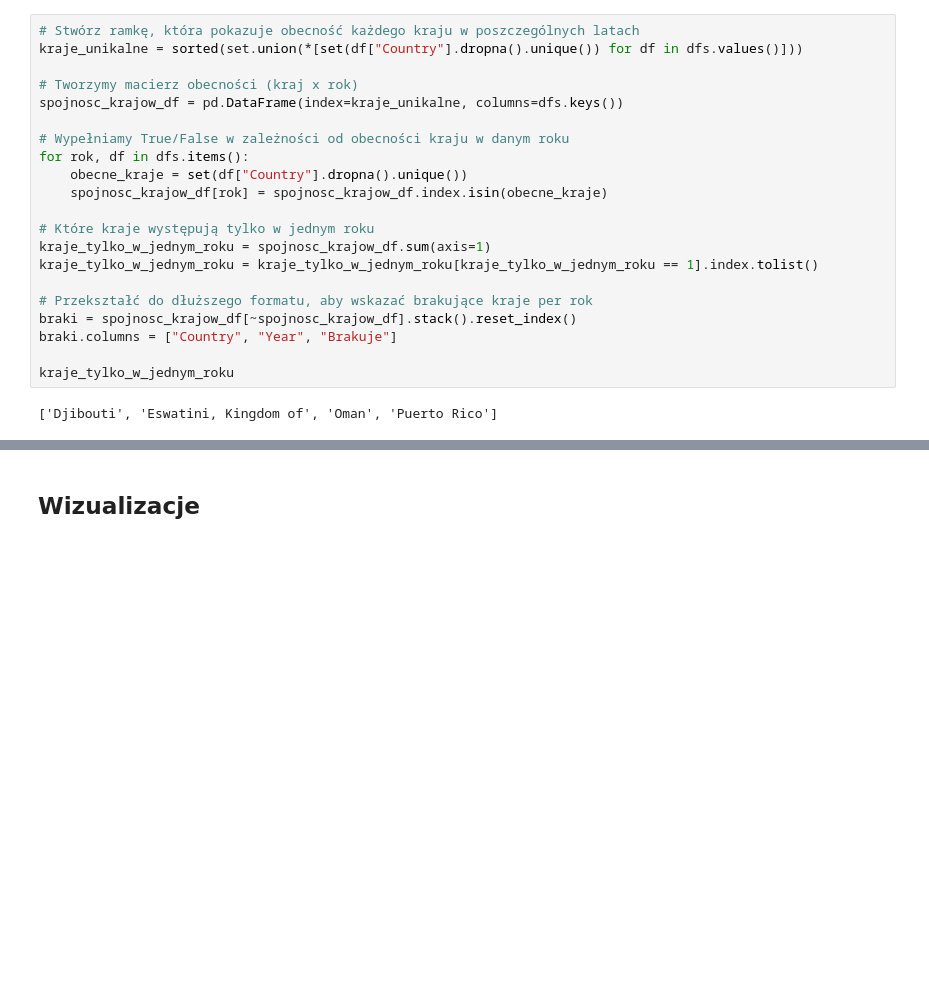
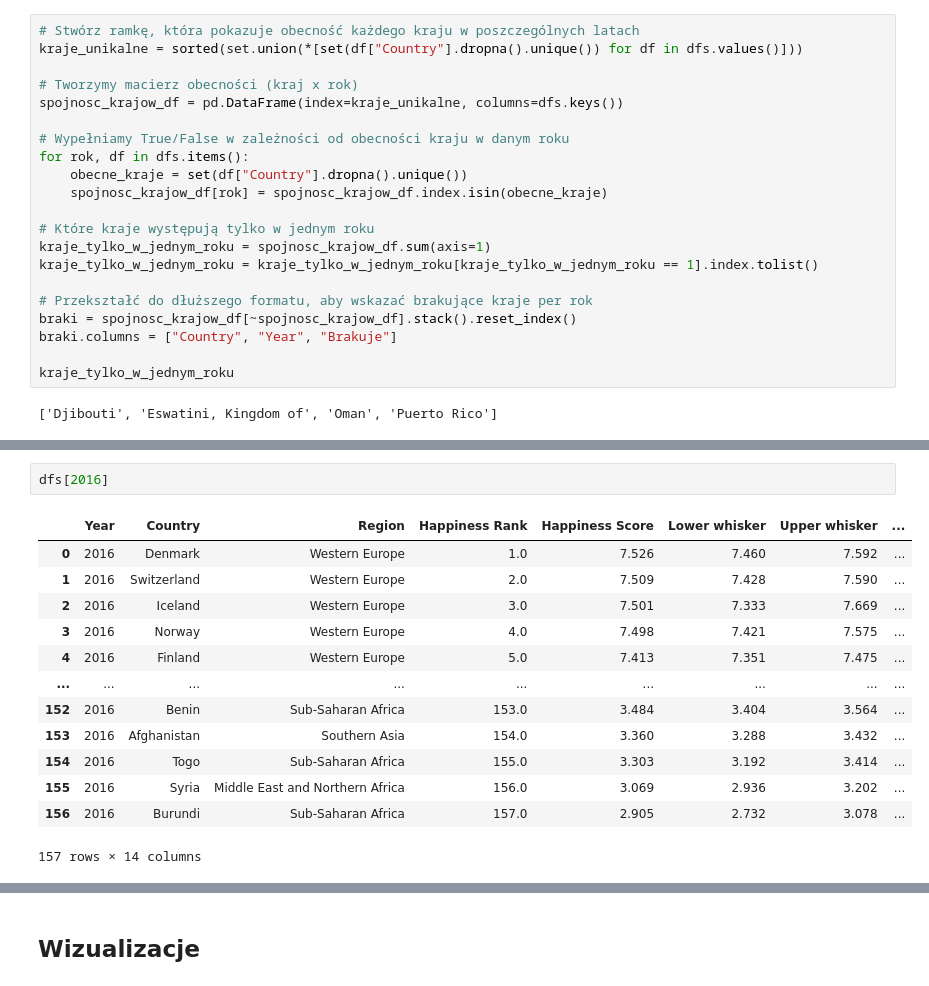
Before and after one commit to Kinga94/SAD_zadanie, a Jupyter notebook: SAD_world_happines_report.ipynb, the cells around one changed output, grey strips where cells are left out. Drawn from its saved outputs; the diff is of its cells as text; blank space fills up the shorter version.

```diff
--- a/SAD_world_happines_report.ipynb
+++ b/SAD_world_happines_report.ipynb
@@ -671,0 +690,16 @@ missing_regions_final
+# %%
+dfs[2016]
+# %% [output]
+|  | Year | Country | Region | Happiness Rank | Happiness Score | Lower whisker | Upper whisker | ... |
+| 0 | 2016 | Denmark | Western Europe | 1.0 | 7.526 | 7.460 | 7.592 | ... |
+| 1 | 2016 | Switzerland | Western Europe | 2.0 | 7.509 | 7.428 | 7.590 | ... |
+| 2 | 2016 | Iceland | Western Europe | 3.0 | 7.501 | 7.333 | 7.669 | ... |
+| 3 | 2016 | Norway | Western Europe | 4.0 | 7.498 | 7.421 | 7.575 | ... |
+| 4 | 2016 | Finland | Western Europe | 5.0 | 7.413 | 7.351 | 7.475 | ... |
+| ... | ... | ... | ... | ... | ... | ... | ... | ... |
+| 152 | 2016 | Benin | Sub-Saharan Africa | 153.0 | 3.484 | 3.404 | 3.564 | ... |
+| 153 | 2016 | Afghanistan | Southern Asia | 154.0 | 3.360 | 3.288 | 3.432 | ... |
+| 154 | 2016 | Togo | Sub-Saharan Africa | 155.0 | 3.303 | 3.192 | 3.414 | ... |
+| 155 | 2016 | Syria | Middle East and Northern Africa | 156.0 | 3.069 | 2.936 | 3.202 | ... |
+| 156 | 2016 | Burundi | Sub-Saharan Africa | 157.0 | 2.905 | 2.732 | 3.078 | ... |
+157 rows × 14 columns
```
Also changed, not shown: parts of 12 cells of this notebook.
